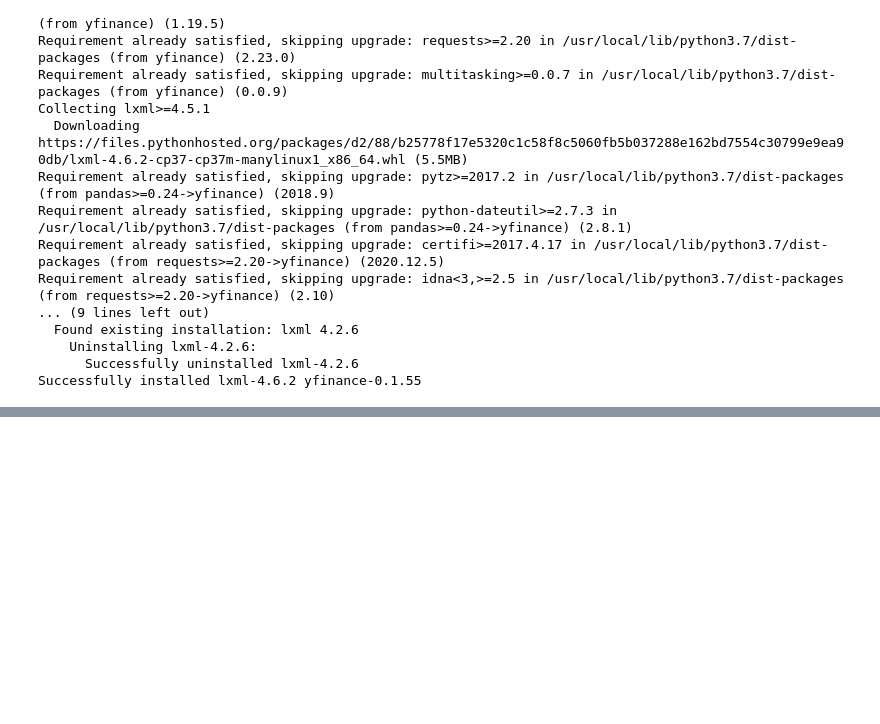
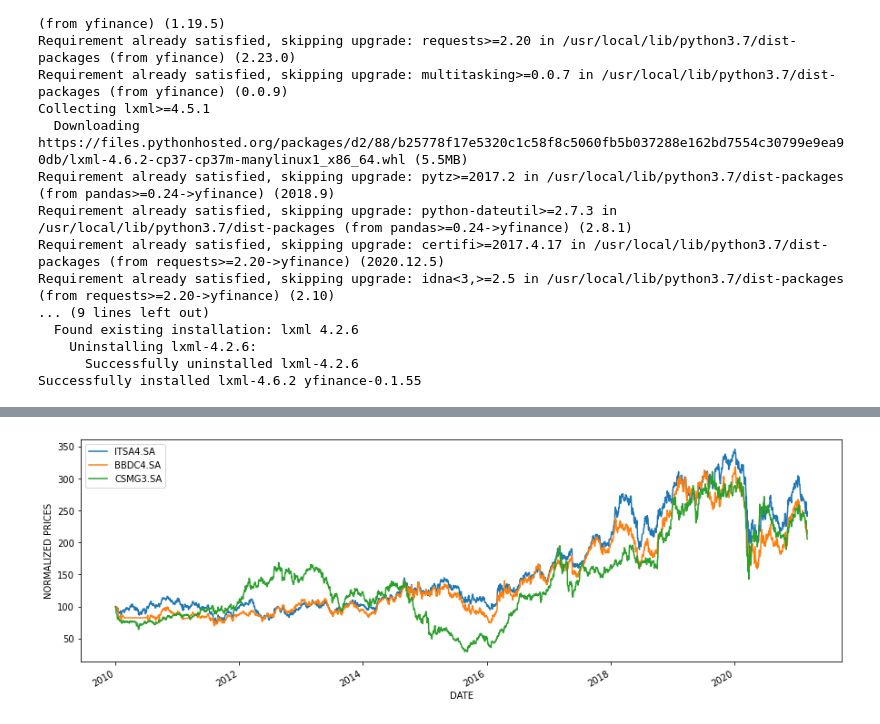
Before and after one commit to mateusduarte-max/Projetos_Python, a Jupyter notebook: Cotacao_Ibov.ipynb, the cells around one changed output, grey strips where cells are left out. Saved outputs shown, nothing was run; the diff lists cells and outputs as text; code cells hidden in the pictures; blank space fills up the shorter version.

```diff
--- a/Cotacao_Ibov.ipynb
+++ b/Cotacao_Ibov.ipynb
@@ -48,0 +55,17 @@ ibov['Close'].plot(figsize=(15,5))
+# %%
+TickerA='ITSA4.SA'
+TickerB='BBDC4.SA'
+TickerC='CSMG3.SA'
+
+
+prices=pd.DataFrame()
+tickers = [TickerA, TickerB, TickerC]
+for t in tickers:
+    prices[t]=wb.DataReader(t, data_source='yahoo', start='2010-1-1')['Adj Close']
+# %%
+(prices/prices.iloc[0]*100).plot(figsize=(15,5))
+plt.ylabel('NORMALIZED PRICES')
+plt.xlabel('DATE')
+plt.show()
+# %% [output]
+[figure, added]
```
Also changed, not shown: parts of 10 cells of this notebook.
